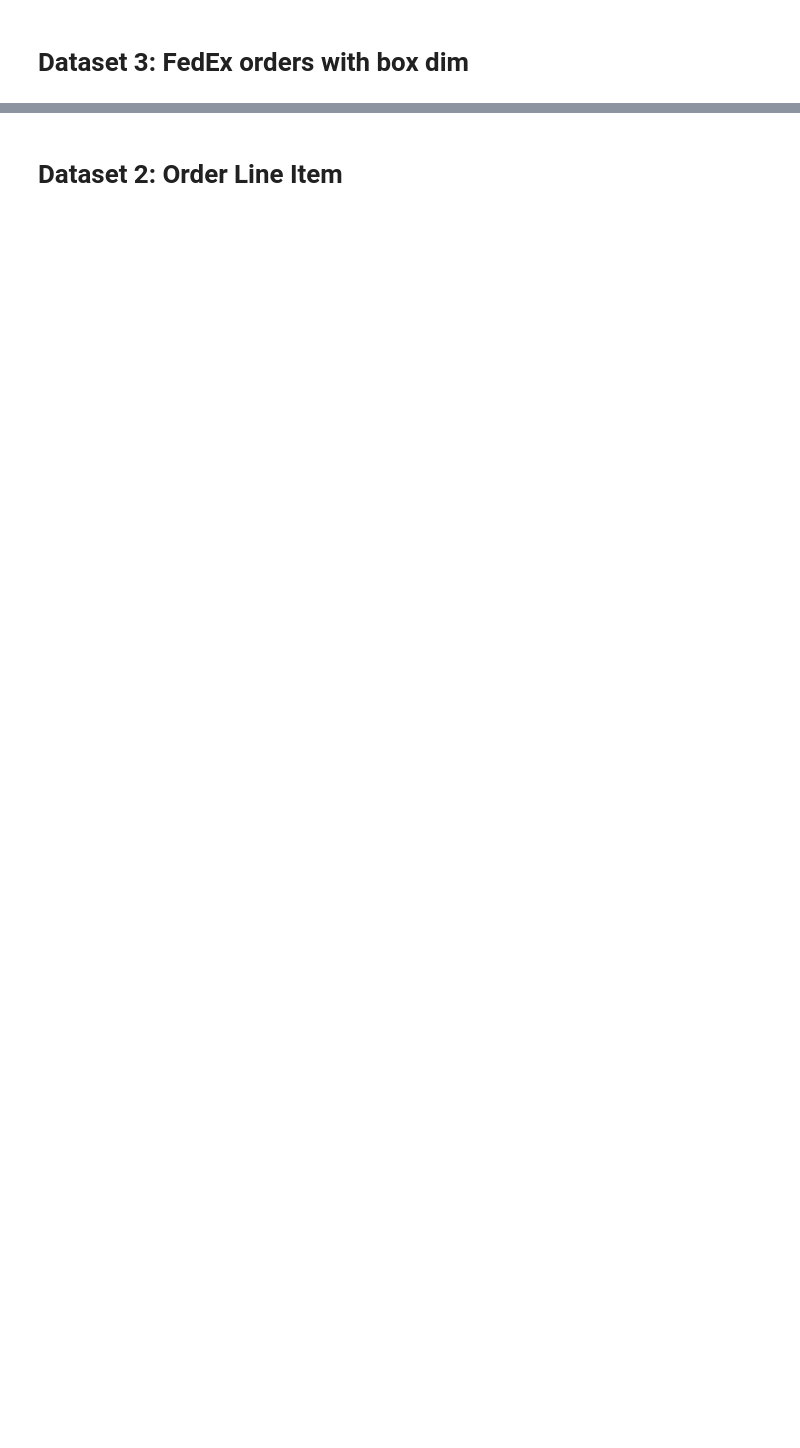
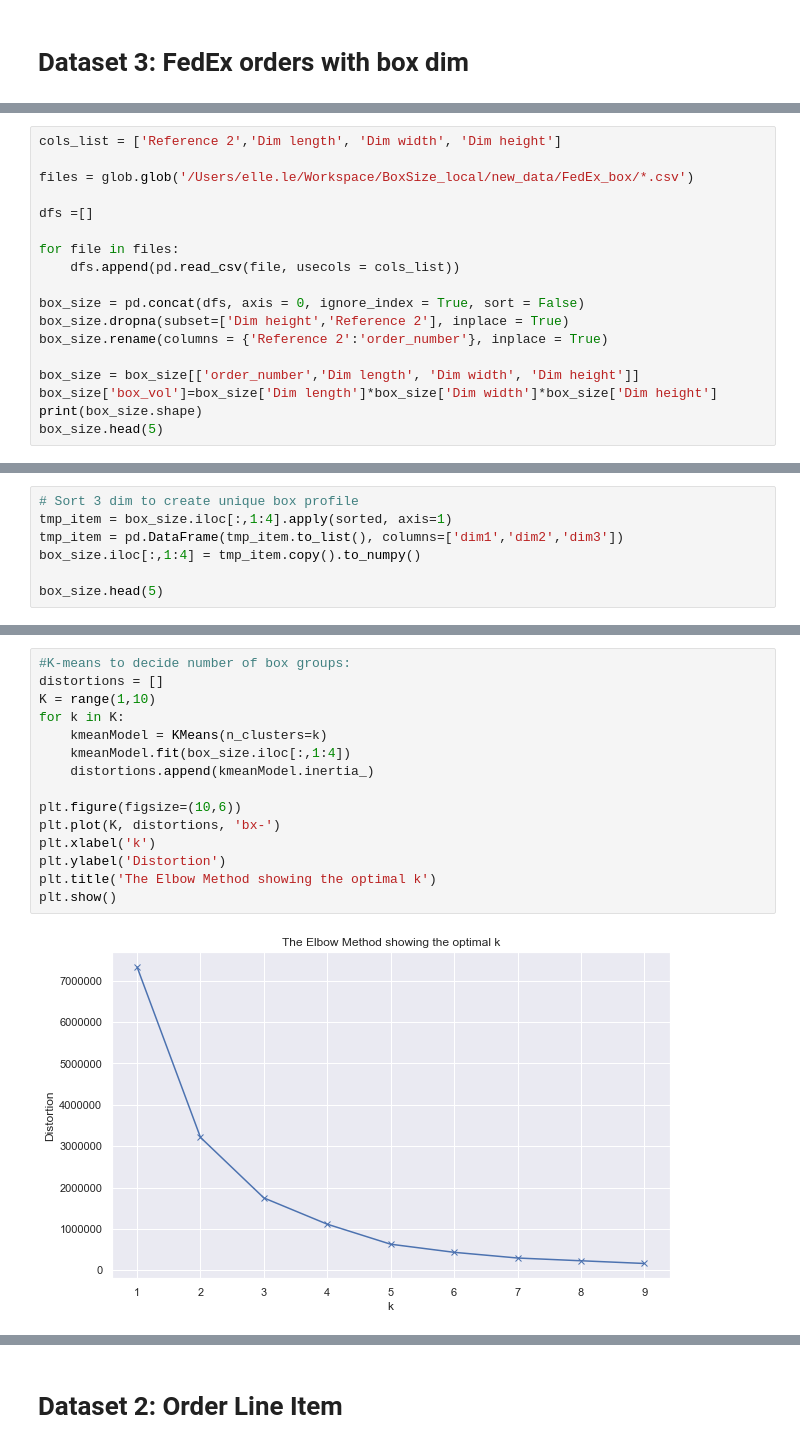
Before and after one commit to elle-ctrl/BoxSize, a Jupyter notebook: Box_size_cleaning_data.ipynb, the cells around one changed output, grey strips where cells are left out. Drawn from its saved outputs; the diff is of its cells as text; blank space fills up the shorter version.

```diff
--- a/Box_size_cleaning_data.ipynb
+++ b/Box_size_cleaning_data.ipynb
@@ -40,0 +20,18 @@ box_size.head(5)
+# %%
+cols_list = ['Reference 2','Dim length', 'Dim width', 'Dim height']
+
+files = glob.glob('/Users/elle.le/Workspace/BoxSize_local/new_data/FedEx_box/*.csv')
+
+dfs =[]
+
+for file in files:
+    dfs.append(pd.read_csv(file, usecols = cols_list))
+
+box_size = pd.concat(dfs, axis = 0, ignore_index = True, sort = False)
+box_size.dropna(subset=['Dim height','Reference 2'], inplace = True)
+box_size.rename(columns = {'Reference 2':'order_number'}, inplace = True)
+
+box_size = box_size[['order_number','Dim length', 'Dim width', 'Dim height']]
+box_size['box_vol']=box_size['Dim length']*box_size['Dim width']*box_size['Dim height']
+print(box_size.shape)
+box_size.head(5)
@@ -53,0 +55,7 @@ box_size.dropna(subset=['Dim height','Reference 2'], inplace = True)
+# %%
+# Sort 3 dim to create unique box profile
+tmp_item = box_size.iloc[:,1:4].apply(sorted, axis=1)
+tmp_item = pd.DataFrame(tmp_item.to_list(), columns=['dim1','dim2','dim3'])
+box_size.iloc[:,1:4] = tmp_item.copy().to_numpy()
+
+box_size.head(5)
@@ -53,0 +69,17 @@ box_size.dropna(subset=['Dim height','Reference 2'], inplace = True)
+# %%
+#K-means to decide number of box groups:
+distortions = []
+K = range(1,10)
+for k in K:
+    kmeanModel = KMeans(n_clusters=k)
+    kmeanModel.fit(box_size.iloc[:,1:4])
+    distortions.append(kmeanModel.inertia_)
+
+plt.figure(figsize=(10,6))
+plt.plot(K, distortions, 'bx-')
+plt.xlabel('k')
+plt.ylabel('Distortion')
+plt.title('The Elbow Method showing the optimal k')
+plt.show()
+# %% [output]
+[figure, added]
```
Also changed, not shown: parts of 47 cells of this notebook.
